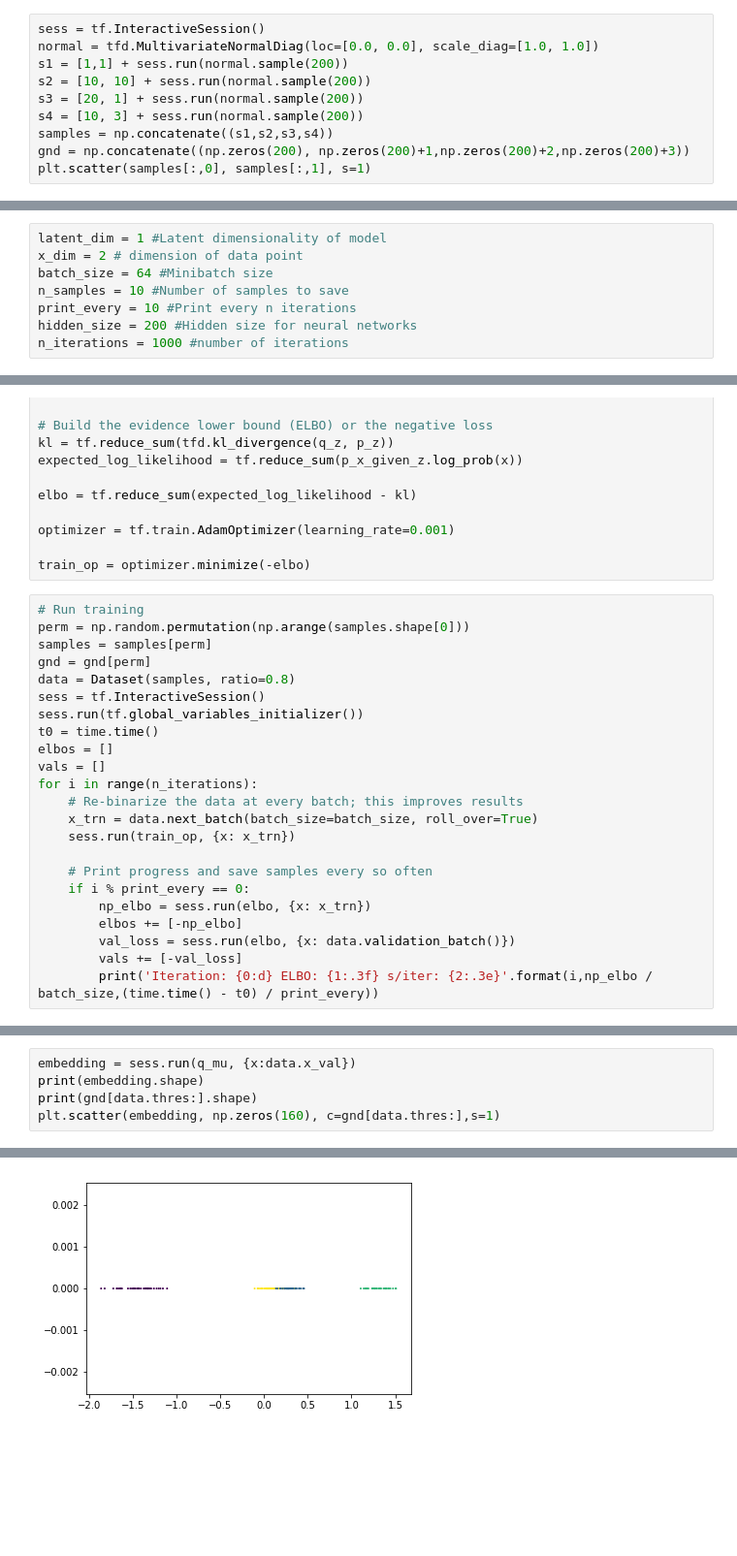
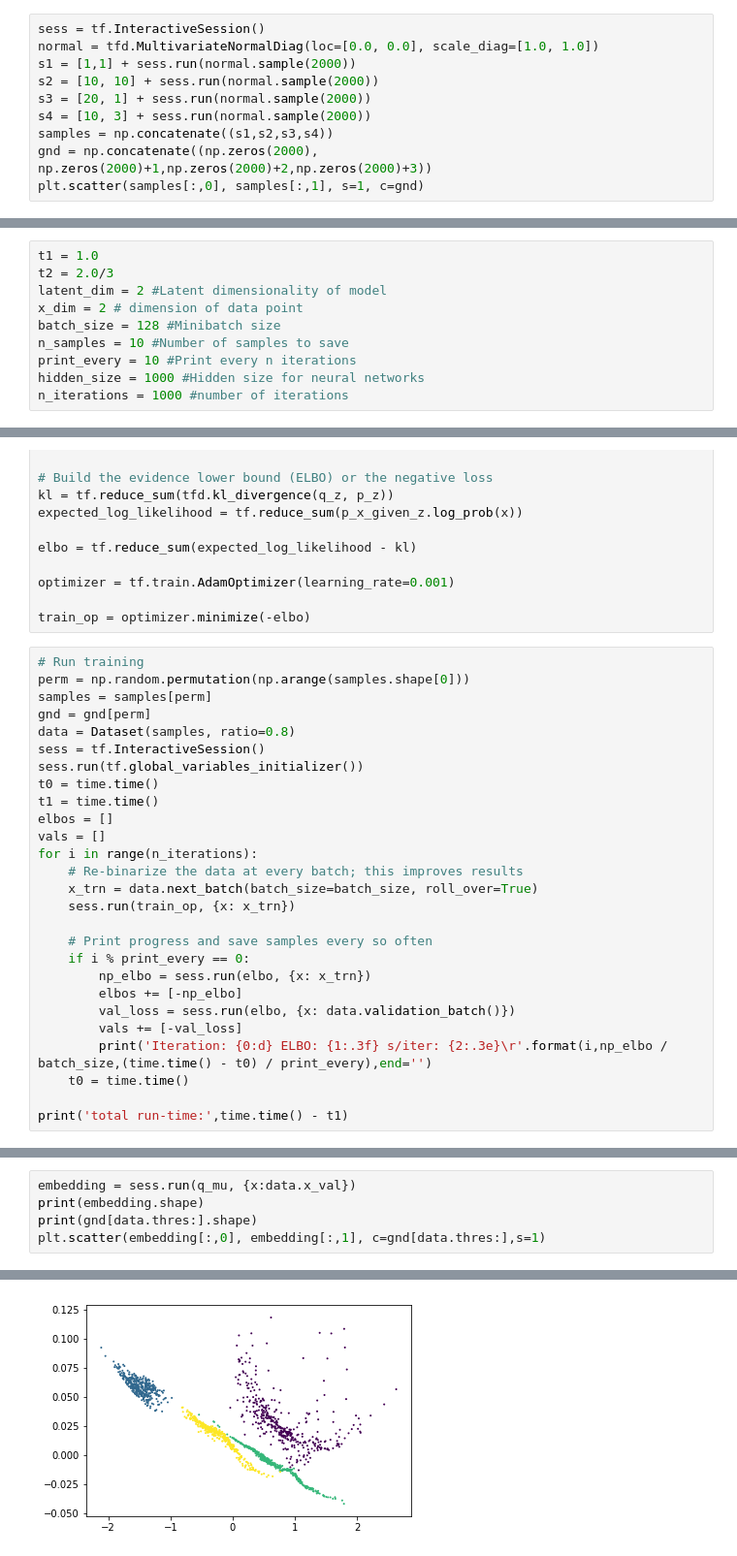
Before and after one commit to drproduck/Deep-Probabilistic-Models, a Jupyter notebook: VAE.ipynb, the cells around one changed output, grey strips where cells are left out. Shown at 97% size. Cells and saved outputs as stored; diff of their text form; blank space fills up the shorter version.

```diff
--- a/VAE.ipynb
+++ b/VAE.ipynb
@@ -14,12 +14,12 @@ from dataset import Dataset
 # %%
 sess = tf.InteractiveSession()
 normal = tfd.MultivariateNormalDiag(loc=[0.0, 0.0], scale_diag=[1.0, 1.0])
-s1 = [1,1] + sess.run(normal.sample(200))
-s2 = [10, 10] + sess.run(normal.sample(200))
-s3 = [20, 1] + sess.run(normal.sample(200))
-s4 = [10, 3] + sess.run(normal.sample(200))
+s1 = [1,1] + sess.run(normal.sample(2000))
+s2 = [10, 10] + sess.run(normal.sample(2000))
+s3 = [20, 1] + sess.run(normal.sample(2000))
+s4 = [10, 3] + sess.run(normal.sample(2000))
 samples = np.concatenate((s1,s2,s3,s4))
-gnd = np.concatenate((np.zeros(200), np.zeros(200)+1,np.zeros(200)+2,np.zeros(200)+3))
-plt.scatter(samples[:,0], samples[:,1], s=1)
+gnd = np.concatenate((np.zeros(2000), np.zeros(2000)+1,np.zeros(2000)+2,np.zeros(2000)+3))
+plt.scatter(samples[:,0], samples[:,1], s=1, c=gnd)
 # %% [output]
 <matplotlib.collections.PathCollection at 0x...>
@@ -64,12 +64,14 @@ def generative_network(z, x_dim, hidden_size):
 
     return mu, sigma
 # %%
-latent_dim = 1 #Latent dimensionality of model
+t1 = 1.0
+t2 = 2.0/3
+latent_dim = 2 #Latent dimensionality of model
 x_dim = 2 # dimension of data point
-batch_size = 64 #Minibatch size
+batch_size = 128 #Minibatch size
 n_samples = 10 #Number of samples to save
 print_every = 10 #Print every n iterations
-hidden_size = 200 #Hidden size for neural networks
+hidden_size = 1000 #Hidden size for neural networks
 n_iterations = 1000 #number of iterations
 # %%
 # Input placeholders
@@ -116,6 +118,7 @@ data = Dataset(samples, ratio=0.8)
 sess = tf.InteractiveSession()
 sess.run(tf.global_variables_initializer())
 t0 = time.time()
+t1 = time.time()
 elbos = []
 vals = []
 for i in range(n_iterations):
@@ -129,5 +132,8 @@ for i in range(n_iterations):
         elbos += [-np_elbo]
         val_loss = sess.run(elbo, {x: data.validation_batch()})
         vals += [-val_loss]
-        print('Iteration: {0:d} ELBO: {1:.3f} s/iter: {2:.3e}'.format(i,np_elbo / batch_size,(time.time() - t0) / print_every))
+        print('Iteration: {0:d} ELBO: {1:.3f} s/iter: {2:.3e}\r'.format(i,np_elbo / batch_size,(time.time() - t0) / print_every),end='')
+    t0 = time.time()
+
+print('total run-time:',time.time() - t1)
 # %% [output]
@@ -162,5 +152,5 @@ plt.plot(vals)
 embedding = sess.run(q_mu, {x:data.x_val})
 print(embedding.shape)
 print(gnd[data.thres:].shape)
-plt.scatter(embedding, np.zeros(160), c=gnd[data.thres:],s=1)
+plt.scatter(embedding[:,0], embedding[:,1], c=gnd[data.thres:],s=1)
 # %% [output]
@@ -169,2 +159,2 @@ plt.scatter(embedding, np.zeros(160), c=gnd[data.thres:],s=1)
 <matplotlib.collections.PathCollection at 0x...>
-[figure, old version]
+[figure, new version]
```
Also changed, not shown: parts of 5 cells of this notebook, 3 other files.
